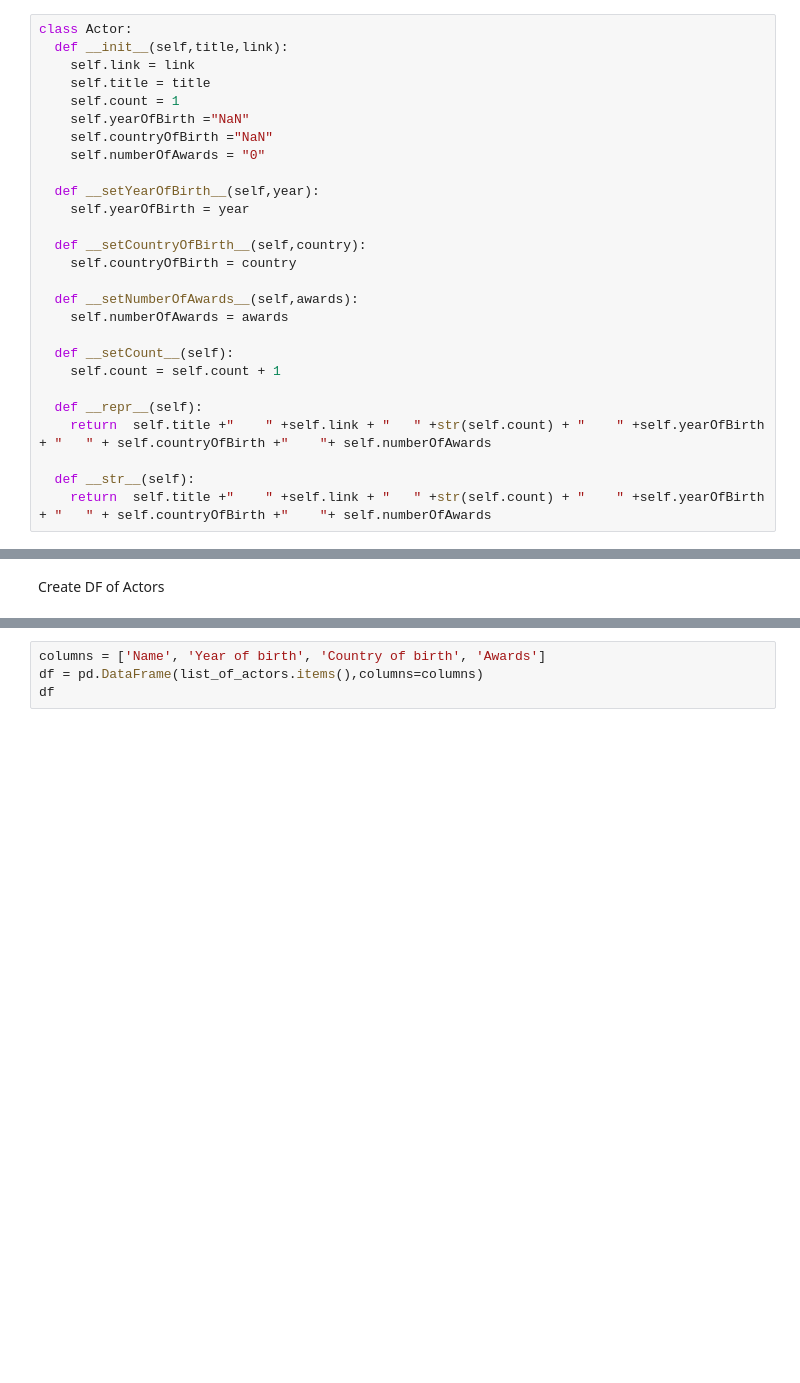
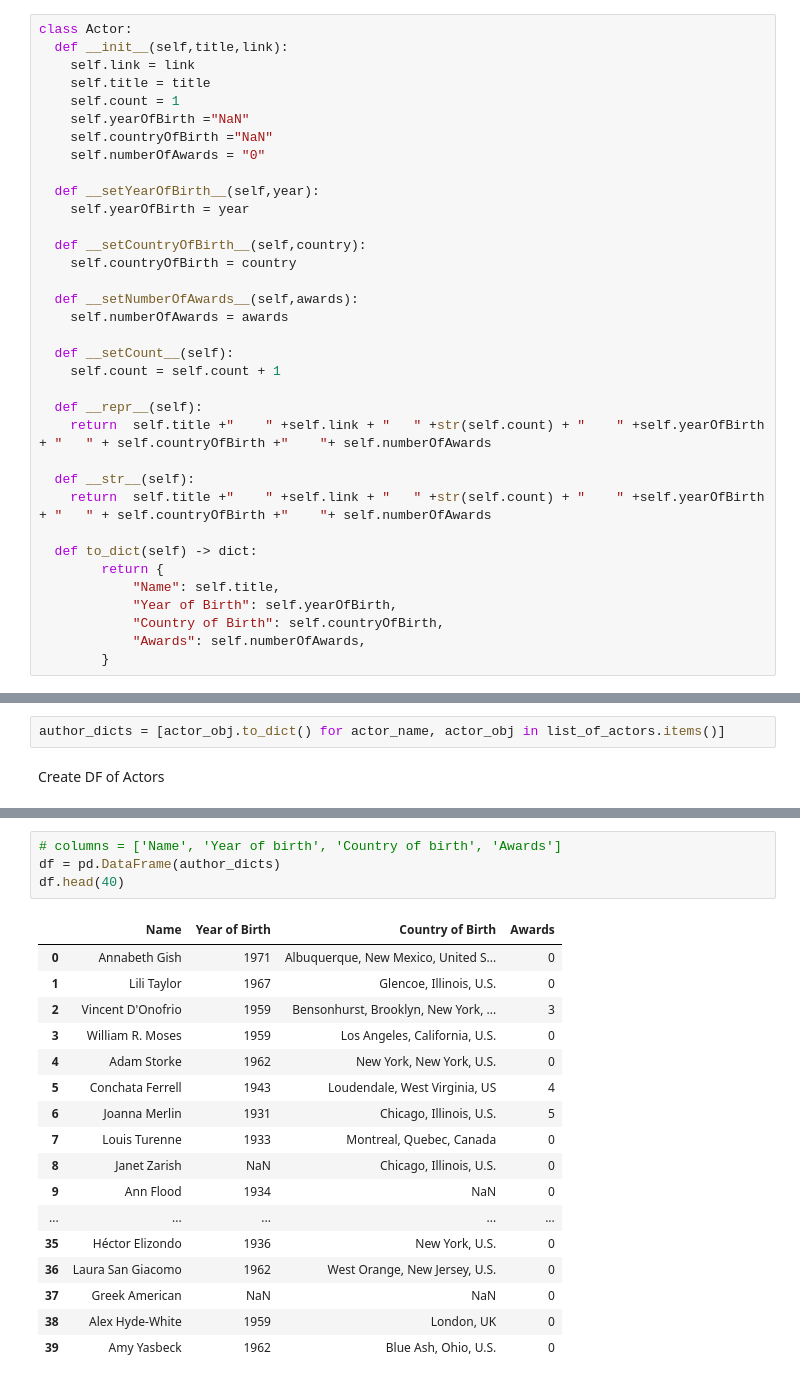
Before and after one commit to idanovadia/wikipedia_crawler, a Jupyter notebook: wiki.ipynb, the cells around one changed output, grey strips where cells are left out. Drawn from its saved outputs; the diff is of its cells as text; blank space fills up the shorter version.

```diff
--- a/wiki.ipynb
+++ b/wiki.ipynb
@@ -72,6 +72,14 @@ class Actor:
 
   def __str__(self):
     return  self.title +"    " +self.link + "   " +str(self.count) + "    " +self.yearOfBirth + "   " + self.countryOfBirth +"    "+ self.numberOfAwards
+
+  def to_dict(self) -> dict:
+        return {
+            "Name": self.title,
+            "Year of Birth": self.yearOfBirth,
+            "Country of Birth": self.countryOfBirth,
+            "Awards": self.numberOfAwards,
+        }
 # %%
 base_url = "https://en.wikipedia.org"
 list_of_actors = {}
@@ -158,4 +156,6 @@ for actor_name, actor_obj in list_of_actors.items():
   except:
     print("")
+# %%
+author_dicts = [actor_obj.to_dict() for actor_name, actor_obj in list_of_actors.items()]
 # %% [markdown]
 Create DF of Actors
@@ -162,4 +164,22 @@ Create DF of Actors
 # %%
-columns = ['Name', 'Year of birth', 'Country of birth', 'Awards']
-df = pd.DataFrame(list_of_actors.items(),columns=columns)
-df
+# columns = ['Name', 'Year of birth', 'Country of birth', 'Awards']
+df = pd.DataFrame(author_dicts)
+df.head(40)
+# %% [output]
+|  | Name | Year of Birth | Country of Birth | Awards |
+| 0 | Annabeth Gish | 1971 | Albuquerque, New Mexico, United S... | 0 |
+| 1 | Lili Taylor | 1967 | Glencoe, Illinois, U.S. | 0 |
+| 2 | Vincent D'Onofrio | 1959 | Bensonhurst, Brooklyn, New York, ... | 3 |
+| 3 | William R. Moses | 1959 | Los Angeles, California, U.S. | 0 |
+| 4 | Adam Storke | 1962 | New York, New York, U.S. | 0 |
+| 5 | Conchata Ferrell | 1943 | Loudendale, West Virginia, US | 4 |
+| 6 | Joanna Merlin | 1931 | Chicago, Illinois, U.S. | 5 |
+| 7 | Louis Turenne | 1933 | Montreal, Quebec, Canada | 0 |
+| 8 | Janet Zarish | NaN | Chicago, Illinois, U.S. | 0 |
+| 9 | Ann Flood | 1934 | NaN | 0 |
+| ... | ... | ... | ... | ... |
+| 35 | Héctor Elizondo | 1936 | New York, U.S. | 0 |
+| 36 | Laura San Giacomo | 1962 | West Orange, New Jersey, U.S. | 0 |
+| 37 | Greek American | NaN | NaN | 0 |
+| 38 | Alex Hyde-White | 1959 | London, UK | 0 |
+| 39 | Amy Yasbeck | 1962 | Blue Ash, Ohio, U.S. | 0 |
```
Also changed, not shown: parts of 3 cells of this notebook.
